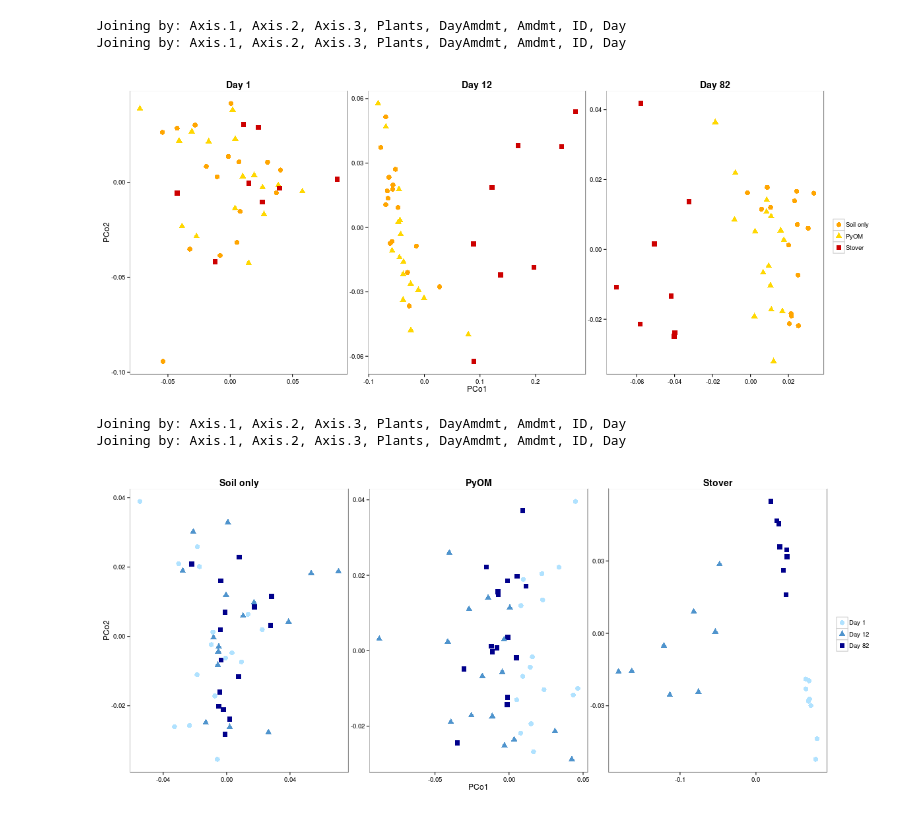
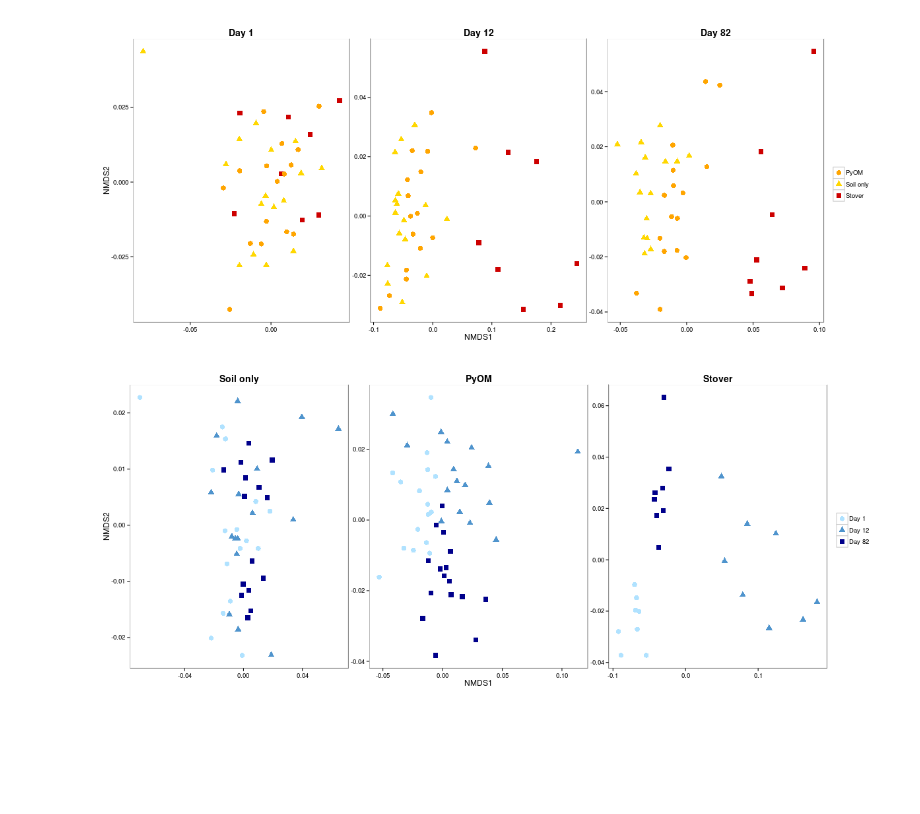
Before and after one commit to TheaWhitman/PyOM, a Jupyter notebook: manuscript_figures/NMDS_byDay_byAmdmt.ipynb, the cells around one changed output. Saved outputs shown, nothing was run; the diff lists cells and outputs as text; code cells hidden in the pictures; blank space fills up the shorter version.

```diff
--- a/manuscript_figures/NMDS_byDay_byAmdmt.ipynb
+++ b/manuscript_figures/NMDS_byDay_byAmdmt.ipynb
@@ -33,5 +126,6 @@ physeq_snorm = transform_sample_counts(physeq, function(x) x / sum(x))
 # %%
 %%R
-# Computing the weighted unifrac distance matrix using the new "fast" algorithm, then performing a PCoA, in parallel
+# Computing the weighted unifrac distance matrix and NMDS in parallel
 registerDoParallel(cores=10)
-ord.full = ordinate(physeq_snorm, method = "PCoA", distance = "unifrac", weighted = TRUE, fast = TRUE, parallel = TRUE)
+ord.NMDS.full = ordinate(physeq_snorm, method = "NMDS", distance = "unifrac", weighted = TRUE, fast = TRUE, parallel = TRUE)
+NMDS.full = plot_ordination(physeq_snorm, ord.NMDS.full, axes = c(1,2), justDF = TRUE)
@@ -114,19 +154,16 @@ S023 Soil only   Day 1  Day 1
 # %%
 %%R -h 500 -w 1200
-D <- PCoA.full
+D <- NMDS.full
 # Sets the relevant ordination
 
-colnames(D)[1:3]<-c("PCo1","PCo2","PCo3")
+colnames(D)[1:2]<-c("NMDS1","NMDS2")
 # Renames the axis columns
 
 D$AmdmtName = ifelse(D$Amdmt==1,"PyOM",ifelse(D$Amdmt==2,"Stover","Soil only"))
-
 D$DayName = ifelse(D$Day==1,"Day 12",ifelse(D$Day==2,"Day 82","Day 1"))
-D$strip = paste(D$DayName)
-#D$strip<-as.factor(D$strip)
 
 # Creates an plot object, using the df.sites data, with the x and y axes specified as the PCoA axes,
-p = ggplot(D, aes(x = PCo1, y = PCo2, color = AmdmtName, shape = AmdmtName))
+p = ggplot(D, aes(x = NMDS1, y = NMDS2, color = AmdmtName, shape = AmdmtName))
 
 # Determines the size of the symbols
 p = p  + geom_point(size=3.5) + scale_colour_manual(values=c("orange","gold1","red3"))
@@ -144,9 +181,10 @@ p = p + theme_bw() +
           strip.background = element_rect(colour="white", fill="white"))
 
 # Displays the plot object
-# p = p + facet_wrap(~strip, scales = "free")
+p = p + facet_wrap(~DayName, scales = "free")
 # The axis scales could be all optimized individually
-p = p + facet_wrap(~DayName)
+#p = p + facet_wrap(~DayName)
 # Adds a "facet_wrap" to it, which means it will plot it separately by whatever we specify - here, Days
+plot.full.byDay = p
 p
 # %% [output]
@@ -154,18 +197,17 @@ p
 # %%
 %%R -h 500 -w 1200
-D <- PCoA.full
+D <- NMDS.full
 # Sets the relevant ordination
 
-colnames(D)[1:3]<-c("PCo1","PCo2","PCo3")
+colnames(D)[1:2]<-c("NMDS1","NMDS2")
 # Renames the axis columns
 
 D$AmdmtName = ifelse(D$Amdmt==1,"PyOM",ifelse(D$Amdmt==2,"Stover","Soil only"))
 D$AmdmtName = factor(D$AmdmtName, levels=c("Soil only", "PyOM", "Stover"))
-
 D$DayName = ifelse(D$Day==1,"Day 12",ifelse(D$Day==2,"Day 82","Day 1"))
 
 # Creates an plot object, using the df.sites data, with the x and y axes specified as the PCoA axes,
-p = ggplot(D, aes(x = PCo1, y = PCo2, color = DayName, shape = DayName))
+p = ggplot(D, aes(x = NMDS1, y = NMDS2, color = DayName, shape = DayName))
 
 # Determines the size of the symbols
 p = p  + geom_point(size=3.5) + scale_colour_manual(values=c("lightskyblue1","steelblue3","blue4"))
@@ -185,7 +227,8 @@ p = p + theme_bw() +
 # Displays the plot object
 p = p + facet_wrap(~AmdmtName, scales = "free")
 # The axis scales could be all optimized individually
-# p = p + facet_wrap(~strip)
+# p = p + facet_wrap(~AmdmtName)
 # Adds a "facet_wrap" to it, which means it will plot it separately by whatever we specify - here, Days
+plot.full.byAmdmt = p
 p
 # %% [output]
@@ -193,64 +236,54 @@ p
 # %%
 %%R -h 500 -w 1200
+D <- ord.NMDS.days
+# Sets the relevant ordination
 
-D<-join(PCoA.D0,PCoA.D1, type="full")
-D<-join(D,PCoA.D2, type="full")
-head(D)
-# Joins the PCoAs done separately by days
-
-colnames(D)[1:3]<-c("PCo1","PCo2","PCo3")
+colnames(D)[2:3]<-c("NMDS1","NMDS2")
 # Renames the axis columns
 
 D$AmdmtName = ifelse(D$Amdmt==1,"PyOM",ifelse(D$Amdmt==2,"Stover","Soil only"))
-D$AmdmtName = factor(D$AmdmtName, levels=c("Soil only", "PyOM", "Stover"))
-
 D$DayName = ifelse(D$Day==1,"Day 12",ifelse(D$Day==2,"Day 82","Day 1"))
 
 # Creates an plot object, using the df.sites data, with the x and y axes specified as the PCoA axes,
-p = ggplot(D, aes(x = PCo1, y = PCo2, color = AmdmtName, shape = AmdmtName))
+p = ggplot(D, aes(x = NMDS1, y = NMDS2, color = AmdmtName, shape = AmdmtName))
 
 # Determines the size of the symbols
 p = p  + geom_point(size=3.5) + scale_colour_manual(values=c("orange","gold1","red3"))
 
 p = p + guides(colour = guide_legend(""), shape = guide_legend(""))
 
 # Determines the color theme of the plot overall
 p = p + theme_bw() +
   theme(
     plot.background = element_blank()
    ,panel.grid.major = element_blank()
    ,panel.grid.minor = element_blank()
   ) +
   theme(strip.text.x = element_text(size=14, face="bold"),
           strip.background = element_rect(colour="white", fill="white"))
 
 # Displays the plot object
 p = p + facet_wrap(~DayName, scales = "free")
 # The axis scales could be all optimized individually
 # Adds a "facet_wrap" to it, which means it will plot it separately by whatever we specify - here, Days
+plot.byDay = p
 p
 # %% [output]
-Joining by: Axis.1, Axis.2, Axis.3, Plants, DayAmdmt, Amdmt, ID, Day
-Joining by: Axis.1, Axis.2, Axis.3, Plants, DayAmdmt, Amdmt, ID, Day
-[figure, old version]
+[figure, new version]
 # %%
 %%R -h 500 -w 1200
-D<-join(PCoA.Soil,PCoA.PyOM, type="full")
-D<-join(D,PCoA.Stover, type="full")
-head(D)
-# Joins the PCoAs done separately by days
+D <- ord.NMDS.amdmts
 # Sets the relevant ordination
 
-colnames(D)[1:3]<-c("PCo1","PCo2","PCo3")
+colnames(D)[2:3]<-c("NMDS1","NMDS2")
 # Renames the axis columns
 
 D$AmdmtName = ifelse(D$Amdmt==1,"PyOM",ifelse(D$Amdmt==2,"Stover","Soil only"))
 D$AmdmtName = factor(D$AmdmtName, levels=c("Soil only", "PyOM", "Stover"))
-
 D$DayName = ifelse(D$Day==1,"Day 12",ifelse(D$Day==2,"Day 82","Day 1"))
 
 # Creates an plot object, using the df.sites data, with the x and y axes specified as the PCoA axes,
-p = ggplot(D, aes(x = PCo1, y = PCo2, color = DayName, shape = DayName))
+p = ggplot(D, aes(x = NMDS1, y = NMDS2, color = DayName, shape = DayName))
 
 # Determines the size of the symbols
 p = p  + geom_point(size=3.5) + scale_colour_manual(values=c("lightskyblue1","steelblue3","blue4"))
@@ -272,8 +305,7 @@ p = p + facet_wrap(~AmdmtName, scales = "free")
 # The axis scales could be all optimized individually
 # p = p + facet_wrap(~strip)
 # Adds a "facet_wrap" to it, which means it will plot it separately by whatever we specify - here, Days
+plot.byAmdmt = p
 p
 # %% [output]
-Joining by: Axis.1, Axis.2, Axis.3, Plants, DayAmdmt, Amdmt, ID, Day
-Joining by: Axis.1, Axis.2, Axis.3, Plants, DayAmdmt, Amdmt, ID, Day
-[figure, old version]
+[figure, new version]
```
Also changed, not shown: parts of 12 cells of this notebook, 1 other file.
